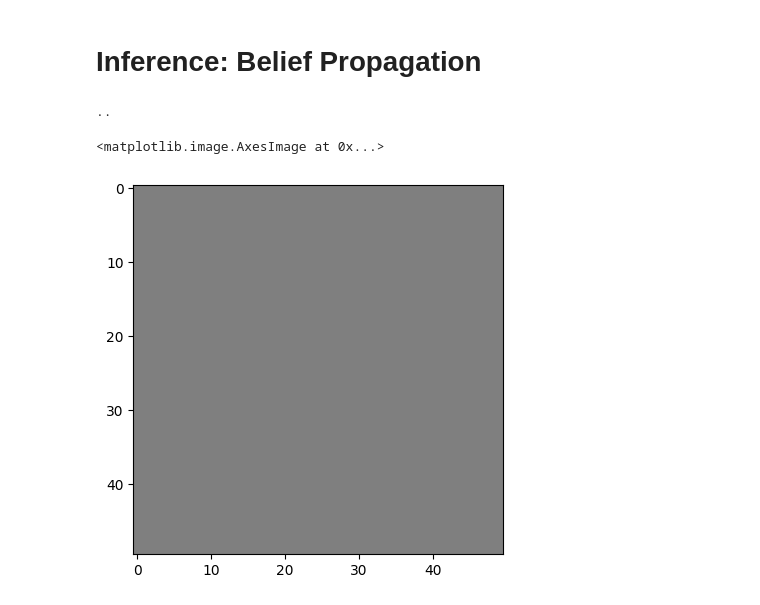
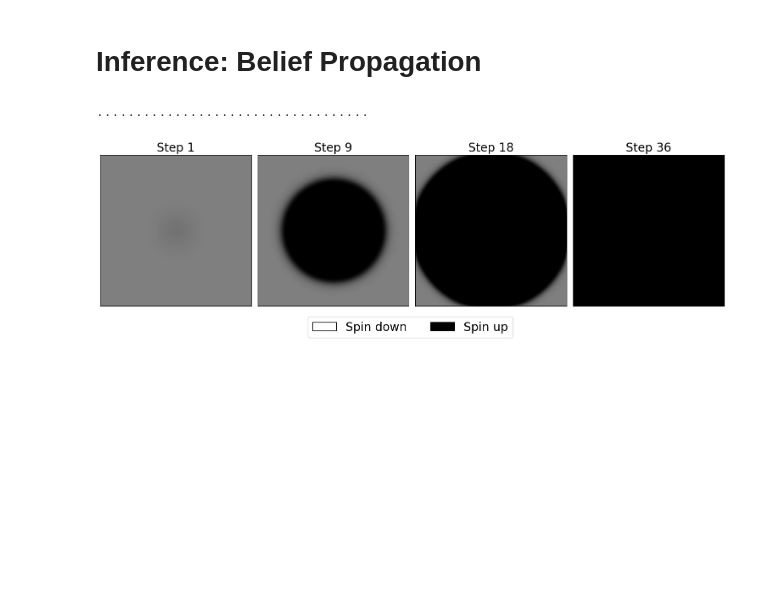
Before and after one commit to jshe2304/ttic31180, a Jupyter notebook: project/bp.ipynb, the cells around one changed output. Saved outputs shown, nothing was run; the diff lists cells and outputs as text; code cells hidden in the pictures; blank space fills up the shorter version.

Commit message:
mcmc report done. bp writing done.

```diff
--- a/project/bp.ipynb
+++ b/project/bp.ipynb
@@ -17,11 +14,11 @@ The autoreload extension is already loaded. To reload it, use:
 # %%
 fprefix = 'bp_gaussian'
 
-h, w = 50, 50
+h, w = 256, 256
 
 J = 0.5
-B = np.zeros((h, w)) #0.01 * gaussian_B(h, w)
-beta = 0
+B = 0.01 * gaussian_B(h, w)
+beta = 10
 # %%
 unary_potentials = np.exp(beta * np.expand_dims(B, axis=-1) * np.tile(np.array([-1, 1]), (h, w, 1)))
 pairwise_potential = np.exp(beta * J * np.outer([-1, 1], [-1, 1]))
@@ -30,7 +27,9 @@ unary_messages = np.ones((h, w, 4, 2)) # U, D, L, R
 col_pairwise_messages = np.ones((h-1, w, 2, 2)) # U, D
 row_pairwise_messages = np.ones((h, w-1, 2, 2)) # L, R
 # %%
-timesteps = [normalize_beliefs(compute_unary_beliefs(h, w, unary_potentials, unary_messages))]
+timesteps = [
+    compute_beliefs(unary_potentials, pairwise_potential, unary_messages, col_pairwise_messages, row_pairwise_messages)
+]
 
 delta = 1
 while delta > 1e-3:
@@ -52,11 +51,30 @@ while delta > 1e-3:
     print('.', end='')
 
     # Log beliefs
-    timesteps.append(normalize_beliefs(compute_unary_beliefs(h, w, unary_potentials, unary_messages)))
+    timesteps.append(
+        compute_beliefs(unary_potentials, pairwise_potential, unary_messages, col_pairwise_messages, row_pairwise_messages)
+    )
 # %% [output]
-..
+...................................
 # %%
-plt.imshow(timesteps[-1], 'binary', vmin=0, vmax=1)
+fig, axs = plt.subplots(1, 4, figsize=(15, 5))
+
+steps = (0, 8, 17, 35)
+
+for i, ax in enumerate(axs):
+    ax.set_xticks([])
+    ax.set_yticks([])
+    ax.set_title(f'Step {steps[i] + 1}', fontsize=20)
+    ax.imshow(timesteps[steps[i]][0][:, :, 1], 'binary', vmin=0, vmax=1)
+
+plt.tight_layout()
+
+labels = [
+    Patch(facecolor='white', edgecolor='black', label='Spin down'),
+    Patch(facecolor='black', edgecolor='black', label='Spin up')
+]
+axs[len(axs)//2].legend(handles=labels, fancybox=True, loc='lower left', bbox_to_anchor=(-0.75, -0.25), ncol=2, fontsize=20)
+
+plt.savefig('./graphics/report_bp_gaussian.png')
 # %% [output]
-<matplotlib.image.AxesImage at 0x...>
-[figure, old version]
+[figure, new version]
```
Also changed, not shown: parts of 4 cells of this notebook, 32 other files.
